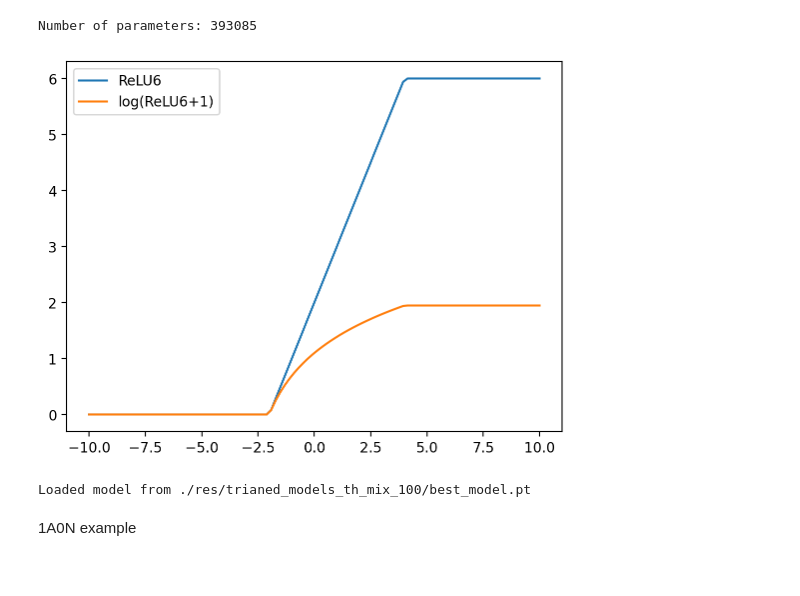
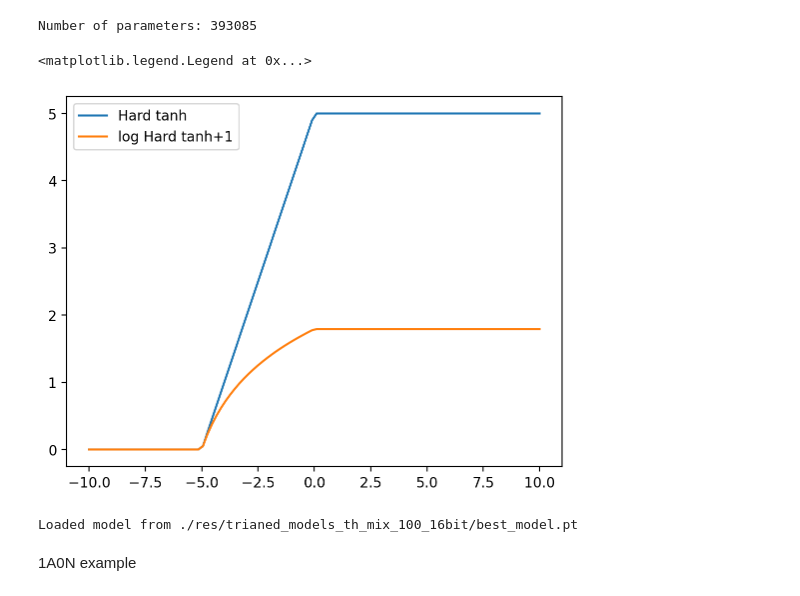
Before and after one commit to nissimbrami/DeepEF-Thesis, a Jupyter notebook: experiments/thermodybamic inference.ipynb, the cells around one changed output. Saved outputs shown, nothing was run; the diff lists cells and outputs as text; code cells hidden in the pictures.

```diff
--- a/experiments/thermodybamic inference.ipynb
+++ b/experiments/thermodybamic inference.ipynb
@@ -70,28 +70,28 @@ Number of parameters: 393085
 # %%
 import numpy as np
 import matplotlib.pyplot as plt
 import torch
 # retina display
 %config InlineBackend.figure_format = 'retina'
 
-# Implement relu6 with input x+offset and plot the function
-relu6 = torch.nn.ReLU6()
+# Implement hard tanh
+h_tanh = torch.nn.Hardtanh(0, 5)
 x = torch.linspace(-10, 10, 100)
-offset = 2
-plt.plot(x, relu6(x+offset), label='ReLU6')
-plt.plot(x,torch.log(relu6(x+offset)+1), label='log(ReLU6+1)')
+offset = 5
+plt.plot(x, h_tanh(x + offset), label='Hard tanh')
+plt.plot(x, torch.log(h_tanh(x + offset)+1), label='log Hard tanh+1')
 plt.legend()
-plt.show()
 # %% [output]
+<matplotlib.legend.Legend at 0x...>
-[figure, old version]
+[figure, new version]
 # %%
 model = PEM(layers=CFG.num_layers,gaussian_coef=CFG.gaussian_coef).to(CFG.device)
 model.name = "PEM-thermodynamic cycle"
 optimizer = optim.Adam(model.parameters(), lr=CFG.lr, weight_decay=CFG.wd)
 # %%
-model,optimizer,epoch,loss,valid_loss = load_checkpoint("./res/trianed_models_th_mix_100/"+f"best_model.pt", model, optimizer,CFG.device)
+model,optimizer,epoch,loss,valid_loss = load_checkpoint("./res/trianed_models_th_mix_100_16bit/best_model.pt",model,optimizer,device=CFG.device)
 # %% [output]
-Loaded model from ./res/trianed_models_th_mix_100/best_model.pt
+Loaded model from ./res/trianed_models_th_mix_100_16bit/best_model.pt
 # %% [markdown]
 1A0N example
 # %%
```
Also changed, not shown: parts of 6 cells of this notebook, 2 other files.
